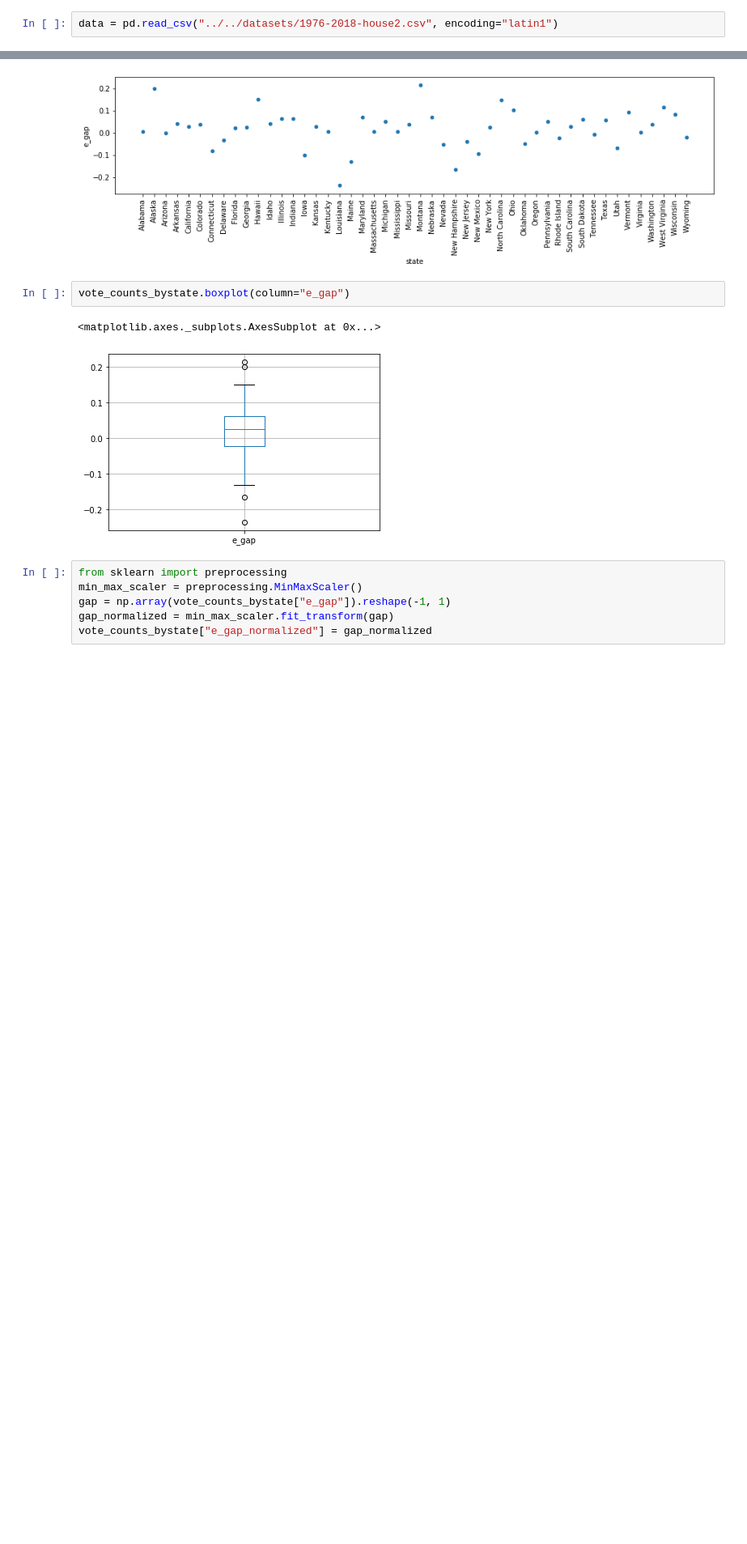
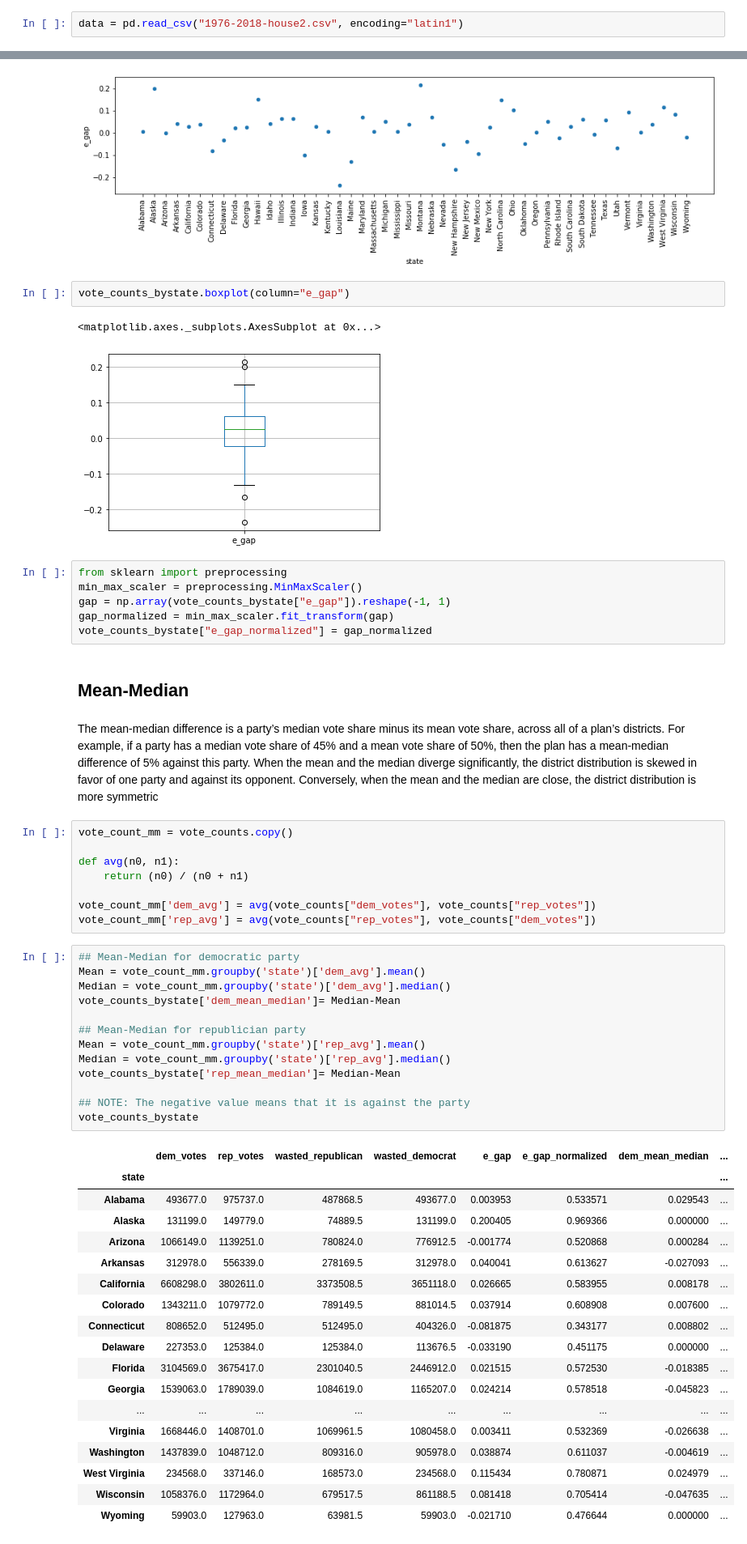
Before and after one commit to dpalencia/cs541g3, a Jupyter notebook: Notebooks/Data Understanding/Data Understanding - U.S. House 1976 - 2018.ipynb, the cells around one changed output, grey strips where cells are left out. Shown at 81% size. Drawn from its saved outputs; the diff is of its cells as text; blank space fills up the shorter version.

Commit message:
Mean-Median

```diff
--- a/Notebooks/Data Understanding/Data Understanding - U.S. House 1976 - 2018.ipynb
+++ b/Notebooks/Data Understanding/Data Understanding - U.S. House 1976 - 2018.ipynb
@@ -3,7 +3,7 @@ import pandas as pd
 import matplotlib.pyplot as plt
 import numpy as np
 # %%
-data = pd.read_csv("../../datasets/1976-2018-house2.csv", encoding="latin1")
+data = pd.read_csv("1976-2018-house2.csv", encoding="latin1")
 # %%
 # First 5 rows
 data.head()
@@ -345,3 +345,47 @@ min_max_scaler = preprocessing.MinMaxScaler()
 gap = np.array(vote_counts_bystate["e_gap"]).reshape(-1, 1)
 gap_normalized = min_max_scaler.fit_transform(gap)
 vote_counts_bystate["e_gap_normalized"] = gap_normalized
+# %% [markdown]
+## Mean-Median
+# %% [markdown]
+The mean-median difference is a party’s median vote share minus its mean vote share, across all of a plan’s districts. For example, if a party has a median vote share of 45% and a mean vote share of 50%, then the plan has a mean-median difference of 5% against this party. When the mean and the median diverge significantly, the district distribution is skewed in favor of one party and against its opponent. Conversely, when the mean and the median are close, the district distribution is more symmetric
+# %%
+vote_count_mm = vote_counts.copy()
+
+def avg(n0, n1):
+    return (n0) / (n0 + n1)
+
+vote_count_mm['dem_avg'] = avg(vote_counts["dem_votes"], vote_counts["rep_votes"])
+vote_count_mm['rep_avg'] = avg(vote_counts["rep_votes"], vote_counts["dem_votes"])
+# %%
+## Mean-Median for democratic party
+Mean = vote_count_mm.groupby('state')['dem_avg'].mean()
+Median = vote_count_mm.groupby('state')['dem_avg'].median()
+vote_counts_bystate['dem_mean_median']= Median-Mean
+
+## Mean-Median for republician party
+Mean = vote_count_mm.groupby('state')['rep_avg'].mean()
+Median = vote_count_mm.groupby('state')['rep_avg'].median()
+vote_counts_bystate['rep_mean_median']= Median-Mean
+
+## NOTE: The negative value means that it is against the party
+vote_counts_bystate
+# %% [output]
+|  | dem_votes | rep_votes | wasted_republican | wasted_democrat | e_gap | e_gap_normalized | dem_mean_median | ... |
+| state |  |  |  |  |  |  |  | ... |
+| Alabama | 493677.0 | 975737.0 | 487868.5 | 493677.0 | 0.003953 | 0.533571 | 0.029543 | ... |
+| Alaska | 131199.0 | 149779.0 | 74889.5 | 131199.0 | 0.200405 | 0.969366 | 0.000000 | ... |
+| Arizona | 1066149.0 | 1139251.0 | 780824.0 | 776912.5 | -0.001774 | 0.520868 | 0.000284 | ... |
+| Arkansas | 312978.0 | 556339.0 | 278169.5 | 312978.0 | 0.040041 | 0.613627 | -0.027093 | ... |
+| California | 6608298.0 | 3802611.0 | 3373508.5 | 3651118.0 | 0.026665 | 0.583955 | 0.008178 | ... |
+| Colorado | 1343211.0 | 1079772.0 | 789149.5 | 881014.5 | 0.037914 | 0.608908 | 0.007600 | ... |
+| Connecticut | 808652.0 | 512495.0 | 512495.0 | 404326.0 | -0.081875 | 0.343177 | 0.008802 | ... |
+| Delaware | 227353.0 | 125384.0 | 125384.0 | 113676.5 | -0.033190 | 0.451175 | 0.000000 | ... |
+| Florida | 3104569.0 | 3675417.0 | 2301040.5 | 2446912.0 | 0.021515 | 0.572530 | -0.018385 | ... |
+| Georgia | 1539063.0 | 1789039.0 | 1084619.0 | 1165207.0 | 0.024214 | 0.578518 | -0.045823 | ... |
+| ... | ... | ... | ... | ... | ... | ... | ... | ... |
+| Virginia | 1668446.0 | 1408701.0 | 1069961.5 | 1080458.0 | 0.003411 | 0.532369 | -0.026638 | ... |
+| Washington | 1437839.0 | 1048712.0 | 809316.0 | 905978.0 | 0.038874 | 0.611037 | -0.004619 | ... |
+| West Virginia | 234568.0 | 337146.0 | 168573.0 | 234568.0 | 0.115434 | 0.780871 | 0.024979 | ... |
+| Wisconsin | 1058376.0 | 1172964.0 | 679517.5 | 861188.5 | 0.081418 | 0.705414 | -0.047635 | ... |
+| Wyoming | 59903.0 | 127963.0 | 63981.5 | 59903.0 | -0.021710 | 0.476644 | 0.000000 | ... |
```
Also changed, not shown: 1 other file.
